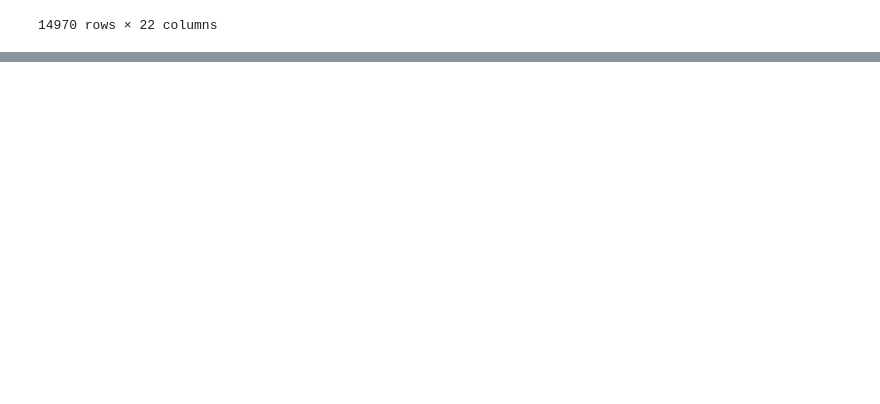
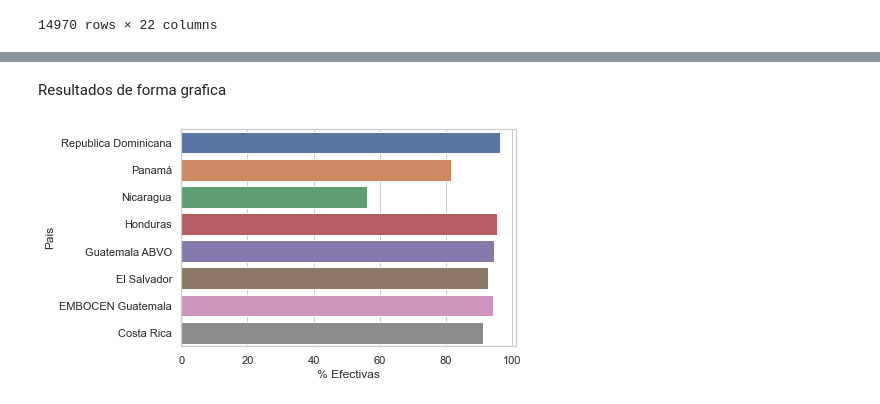
Before and after one commit to gcastillodn/python2, a Jupyter notebook: Proyect_Final/ProyectoFinal.ipynb, the cells around one changed output, grey strips where cells are left out. Saved outputs shown, nothing was run; the diff lists cells and outputs as text; code cells hidden in the pictures; blank space fills up the shorter version.

```diff
--- a/Proyect_Final/ProyectoFinal.ipynb
+++ b/Proyect_Final/ProyectoFinal.ipynb
@@ -325,7 +333,7 @@ Se efectuará una serie de pruebas, a futuras solicitudes estadísticas de la in
 # %%
 AG_Tracking_filtrado_1 = AG_Tracking_5.copy()
 AG_Tracking_filtrado_1 = AG_Tracking_filtrado_1[AG_Tracking_filtrado_1["Cambio Status"] == "Aprobada"]
-#AG_Tracking_filtrado_1 = AG_Tracking_filtrado_1[["Pais","Cambio Status"]]
-
-AG_Tracking_filtrado_1.groupby("Cambio Status")["Pais"].value_counts()
+AG_Tracking_filtrado_1 = AG_Tracking_filtrado_1.groupby(["Pais"], as_index=False)["Cambio Status"].count()
+AG_Tracking_filtrado_1.rename(columns={'Cambio Status': 'Aprobadas'}, inplace=True)
+AG_Tracking_filtrado_1
 # %% [output]
@@ -342,5 +351,8 @@ Name: Pais, dtype: int64
 # %%
-AG_Tracking_filtrado = AG_Tracking_5.copy()
-AG_Tracking_filtrado = AG_Tracking_filtrado[AG_Tracking_filtrado["Cambio Status"] == "Publicado"]
-AG_Tracking_filtrado.groupby("Cambio Status")["Pais"].value_counts()
+AG_Tracking_filtrado_2 = AG_Tracking_5.copy()
+AG_Tracking_filtrado_2 = AG_Tracking_filtrado_2[AG_Tracking_filtrado_2["Cambio Status"] == "Publicado"]
+AG_Tracking_filtrado_2 = AG_Tracking_filtrado_2.groupby(["Pais"], as_index=False)["Cambio Status"].count()
+AG_Tracking_filtrado_2 = AG_Tracking_filtrado_2.set_index('Pais')
+AG_Tracking_filtrado_2.rename(columns={'Cambio Status': 'Publicadas'}, inplace=True)
+AG_Tracking_filtrado_2
 # %% [output]
@@ -356,0 +371,3 @@ Name: Pais, dtype: int64
+# %%
+AG_Tracking_resultado1 = pd.merge(AG_Tracking_filtrado_1,AG_Tracking_filtrado_2,left_on="Pais", right_index=True)
+AG_Tracking_resultado1
@@ -356,0 +386,3 @@ Name: Pais, dtype: int64
+# %%
+AG_Tracking_resultado1["% Efectivas"] = round((AG_Tracking_resultado1["Publicadas"]*100)/AG_Tracking_resultado1["Aprobadas"],2)
+AG_Tracking_resultado1
@@ -356,0 +399,14 @@ Name: Pais, dtype: int64
+# %% [markdown]
+Resultados de forma grafica
+# %%
+import seaborn as sns
+
+sns.set_theme(style="whitegrid")
+#df_chart = AG_Tracking_resultado1.set_index('Pais')
+df_chart = AG_Tracking_resultado1.drop(columns='Aprobadas')
+df_chart = df_chart.drop(columns='Publicadas')
+df_chart.sort_values('Pais', ascending=False, inplace=True)
+tips = df_chart
+ax = sns.barplot(x="% Efectivas", y="Pais", data=tips)
+# %% [output]
+[figure, added]
```
Also changed, not shown: parts of 12 cells of this notebook.
